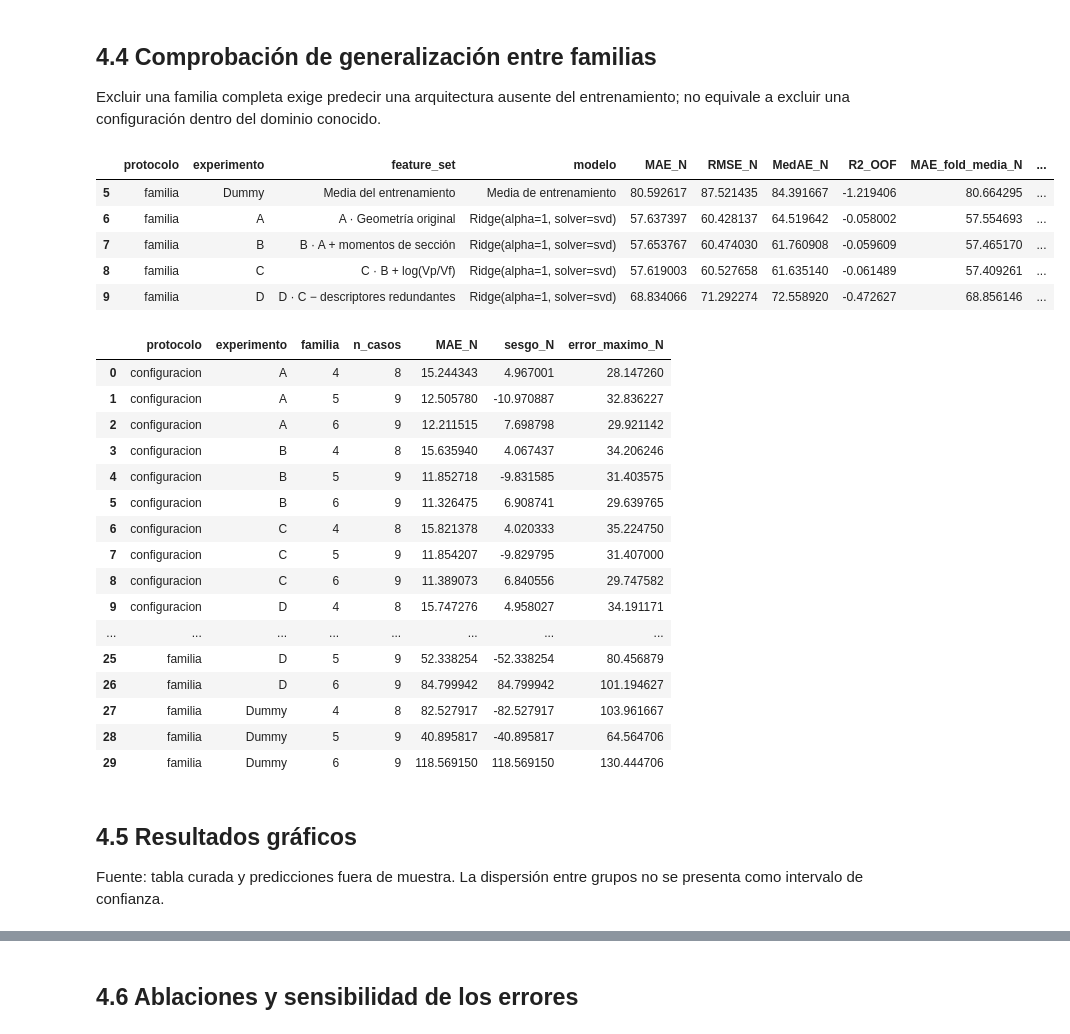
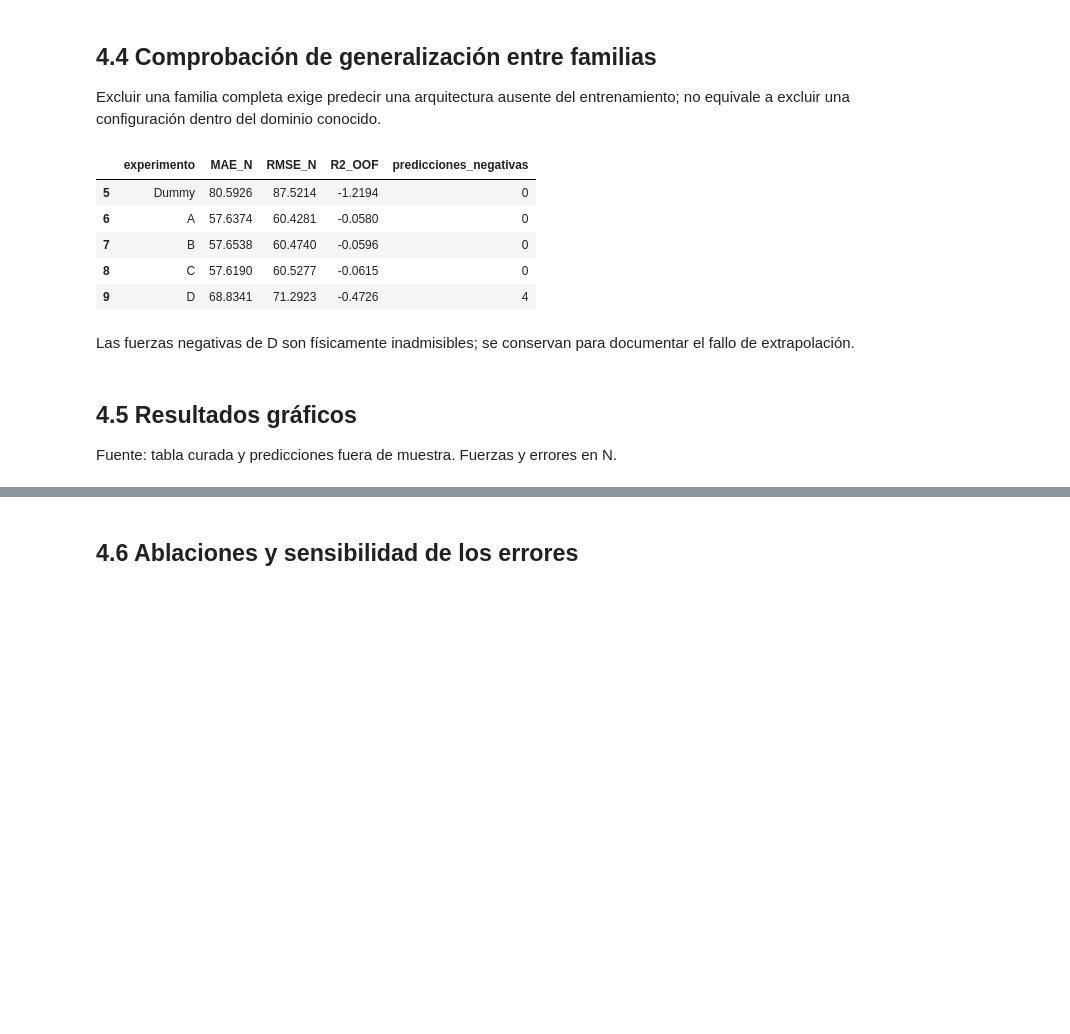
Before and after one commit to melissaaylasb-sudo/T02_MIA14_SeccionB, a Jupyter notebook: notebooks/04_Feature_Engineering_Pantograficas.ipynb, the cells around one changed output, grey strips where cells are left out. Cells and saved outputs as stored; diff of their text form; code cells hidden in the pictures; blank space fills up the shorter version.

```diff
--- a/notebooks/04_Feature_Engineering_Pantograficas.ipynb
+++ b/notebooks/04_Feature_Engineering_Pantograficas.ipynb
@@ -72,36 +66,20 @@ Pipeline(steps=[('contract', GeometryContract()),
 
 Excluir una familia completa exige predecir una arquitectura ausente del entrenamiento; no equivale a excluir una configuración dentro del dominio conocido.
 # %%
-display(summary.loc[summary.protocolo=='familia'])
-display(table('errores_familia'))
+display(summary.loc[summary.protocolo=='familia', ['experimento','MAE_N','RMSE_N','R2_OOF','predicciones_negativas']].round(4))
+display(Markdown('Las fuerzas negativas de D son físicamente inadmisibles; se conservan para documentar el fallo de extrapolación.'))
 # %% [output]
-|  | protocolo | experimento | feature_set | modelo | MAE_N | RMSE_N | MedAE_N | R2_OOF | MAE_fold_media_N | ... |
-| 5 | familia | Dummy | Media del entrenamiento | Media de entrenamiento | 80.592617 | 87.521435 | 84.391667 | -1.219406 | 80.664295 | ... |
-| 6 | familia | A | A · Geometría original | Ridge(alpha=1, solver=svd) | 57.637397 | 60.428137 | 64.519642 | -0.058002 | 57.554693 | ... |
-| 7 | familia | B | B · A + momentos de sección | Ridge(alpha=1, solver=svd) | 57.653767 | 60.474030 | 61.760908 | -0.059609 | 57.465170 | ... |
-| 8 | familia | C | C · B + log(Vp/Vf) | Ridge(alpha=1, solver=svd) | 57.619003 | 60.527658 | 61.635140 | -0.061489 | 57.409261 | ... |
-| 9 | familia | D | D · C − descriptores redundantes | Ridge(alpha=1, solver=svd) | 68.834066 | 71.292274 | 72.558920 | -0.472627 | 68.856146 | ... |
+|  | experimento | MAE_N | RMSE_N | R2_OOF | predicciones_negativas |
+| 5 | Dummy | 80.5926 | 87.5214 | -1.2194 | 0 |
+| 6 | A | 57.6374 | 60.4281 | -0.0580 | 0 |
+| 7 | B | 57.6538 | 60.4740 | -0.0596 | 0 |
+| 8 | C | 57.6190 | 60.5277 | -0.0615 | 0 |
+| 9 | D | 68.8341 | 71.2923 | -0.4726 | 4 |
-|  | protocolo | experimento | familia | n_casos | MAE_N | sesgo_N | error_maximo_N |
-| 0 | configuracion | A | 4 | 8 | 15.244343 | 4.967001 | 28.147260 |
-| 1 | configuracion | A | 5 | 9 | 12.505780 | -10.970887 | 32.836227 |
-| 2 | configuracion | A | 6 | 9 | 12.211515 | 7.698798 | 29.921142 |
-| 3 | configuracion | B | 4 | 8 | 15.635940 | 4.067437 | 34.206246 |
-| 4 | configuracion | B | 5 | 9 | 11.852718 | -9.831585 | 31.403575 |
-| 5 | configuracion | B | 6 | 9 | 11.326475 | 6.908741 | 29.639765 |
-| 6 | configuracion | C | 4 | 8 | 15.821378 | 4.020333 | 35.224750 |
-| 7 | configuracion | C | 5 | 9 | 11.854207 | -9.829795 | 31.407000 |
-| 8 | configuracion | C | 6 | 9 | 11.389073 | 6.840556 | 29.747582 |
-| 9 | configuracion | D | 4 | 8 | 15.747276 | 4.958027 | 34.191171 |
-| ... | ... | ... | ... | ... | ... | ... | ... |
-| 25 | familia | D | 5 | 9 | 52.338254 | -52.338254 | 80.456879 |
-| 26 | familia | D | 6 | 9 | 84.799942 | 84.799942 | 101.194627 |
-| 27 | familia | Dummy | 4 | 8 | 82.527917 | -82.527917 | 103.961667 |
-| 28 | familia | Dummy | 5 | 9 | 40.895817 | -40.895817 | 64.564706 |
-| 29 | familia | Dummy | 6 | 9 | 118.569150 | 118.569150 | 130.444706 |
+Las fuerzas negativas de D son físicamente inadmisibles; se conservan para documentar el fallo de extrapolación.
 # %% [markdown]
 ## 4.5 Resultados gráficos
 
-Fuente: tabla curada y predicciones fuera de muestra. La dispersión entre grupos no se presenta como intervalo de confianza.
+Fuente: tabla curada y predicciones fuera de muestra. Fuerzas y errores en N.
 # %%
 captions = json.loads((OUT/'leyendas.json').read_text(encoding='utf-8'))
 c = captions[0]
```
Also changed, not shown: parts of 11 cells of this notebook, 17 other files.
